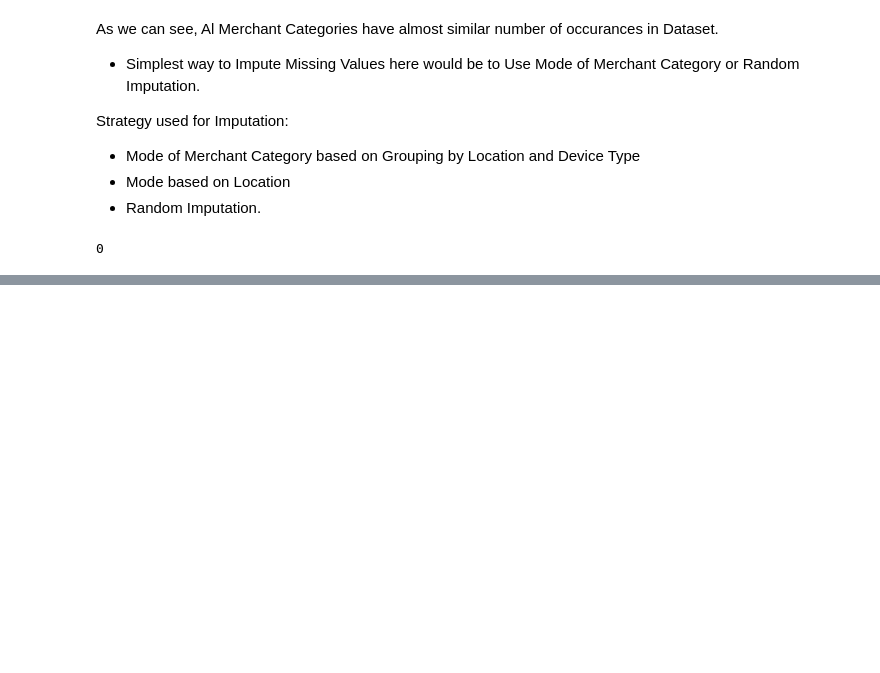
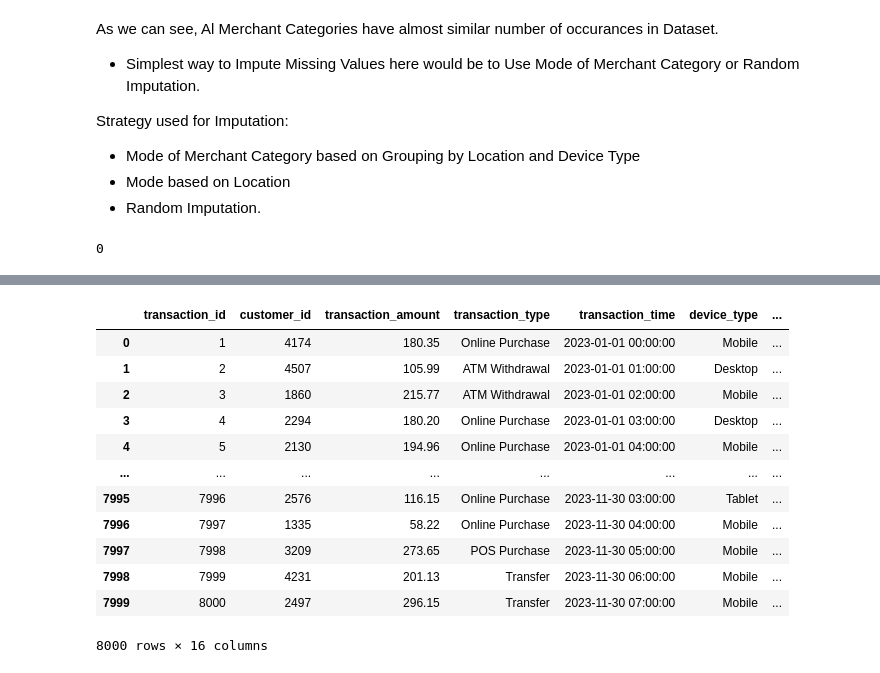
Before and after one commit to Shailya777/Fraud-Detection-EDA, a Jupyter notebook: notebooks/Fraud Detection.ipynb, the cells around one changed output, grey strips where cells are left out. Saved outputs shown, nothing was run; the diff lists cells and outputs as text; code cells hidden in the pictures; blank space fills up the shorter version.

```diff
--- a/notebooks/Fraud Detection.ipynb
+++ b/notebooks/Fraud Detection.ipynb
@@ -345,0 +377,45 @@ df['merchant_category'].isna().sum()
+# %%
+def account_age_days_imputation(df):
+    """
+    Imputes Missing Account Age Days Based on:
+    - Median Based on Customer or
+    - Number of Previous Transaction Based Median or
+    - Global Median.
+    """
+
+    df = df.copy()
+
+    customer_medians = df.groupby('customer_id')['account_age_days'].median()
+    df['account_age_days'] = df['account_age_days'].fillna(df['customer_id'].map(customer_medians.to_dict()))
+
+    if df['account_age_days'].isnull().sum() > 0:
+
+        # Bin customers by quartiles of previous transactions
+        df['txn_bin'] = pd.qcut(df['num_prev_transactions'], q= 4, duplicates= 'drop')
+        txn_bin_medians = df.groupby('txn_bin', observe)['account_age_days'].median()
+        df['account_age_days'] = df.apply(lambda row :  txn_bin_medians[row['txn_bin']]
+                                         if pd.isna(row['account_age_days']) else row['account_age_days'], axis= 1)
+
+        df.drop(columns= ['txn_bin'], inplace= True)
+
+    if df['account_age_days'].isnull().sum() > 0:
+        global_median = df['account_age_days'].median()
+        df['account_age_days'] = df['account_age_days'].fillna(global_median)
+
+    return df
+# %%
+account_age_days_imputation(df)
+# %% [output]
+|  | transaction_id | customer_id | transaction_amount | transaction_type | transaction_time | device_type | ... |
+| 0 | 1 | 4174 | 180.35 | Online Purchase | 2023-01-01 00:00:00 | Mobile | ... |
+| 1 | 2 | 4507 | 105.99 | ATM Withdrawal | 2023-01-01 01:00:00 | Desktop | ... |
+| 2 | 3 | 1860 | 215.77 | ATM Withdrawal | 2023-01-01 02:00:00 | Mobile | ... |
+| 3 | 4 | 2294 | 180.20 | Online Purchase | 2023-01-01 03:00:00 | Desktop | ... |
+| 4 | 5 | 2130 | 194.96 | Online Purchase | 2023-01-01 04:00:00 | Mobile | ... |
+| ... | ... | ... | ... | ... | ... | ... | ... |
+| 7995 | 7996 | 2576 | 116.15 | Online Purchase | 2023-11-30 03:00:00 | Tablet | ... |
+| 7996 | 7997 | 1335 | 58.22 | Online Purchase | 2023-11-30 04:00:00 | Mobile | ... |
+| 7997 | 7998 | 3209 | 273.65 | POS Purchase | 2023-11-30 05:00:00 | Mobile | ... |
+| 7998 | 7999 | 4231 | 201.13 | Transfer | 2023-11-30 06:00:00 | Mobile | ... |
+| 7999 | 8000 | 2497 | 296.15 | Transfer | 2023-11-30 07:00:00 | Mobile | ... |
+8000 rows × 16 columns
```
Also changed, not shown: parts of 4 cells of this notebook.
